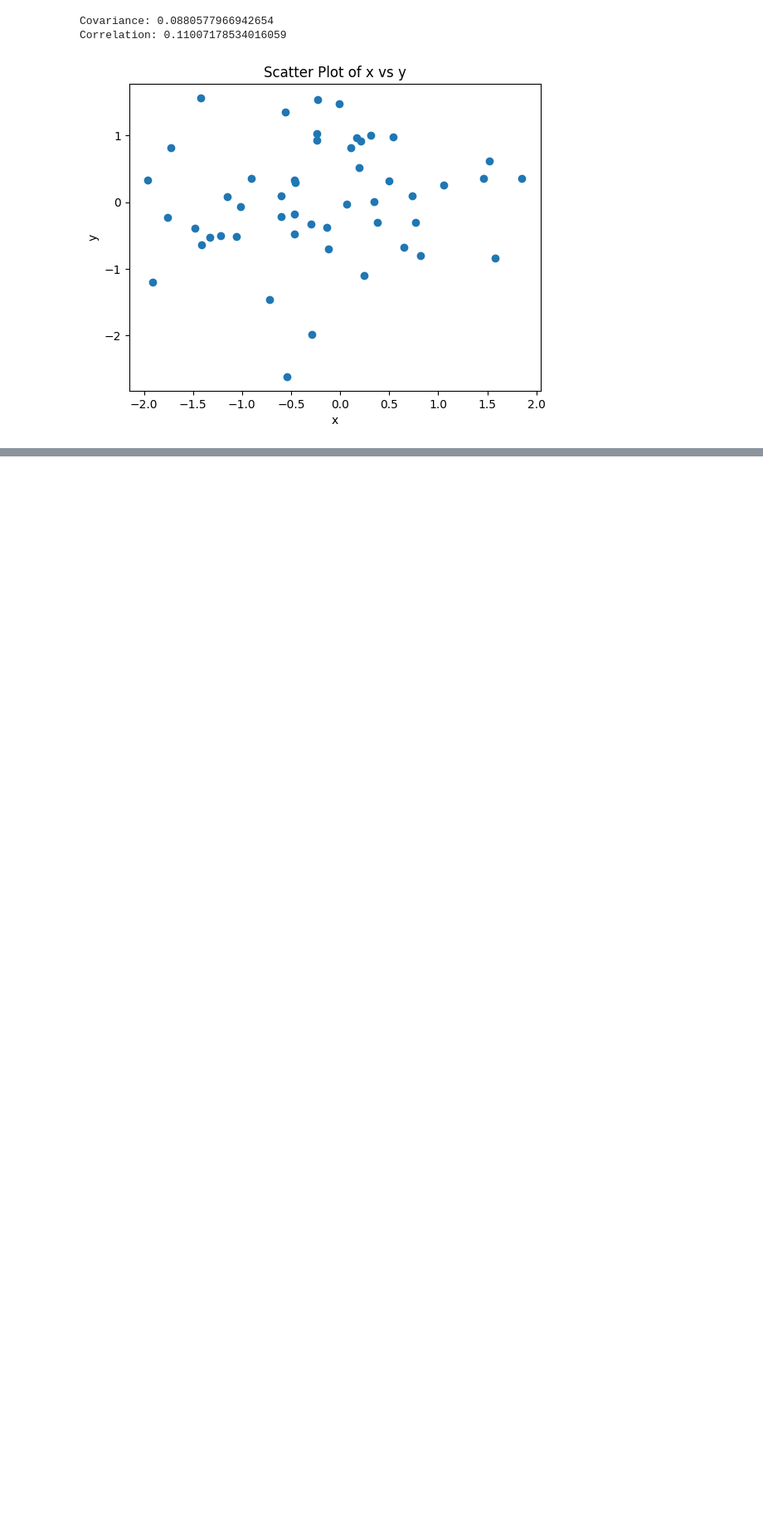
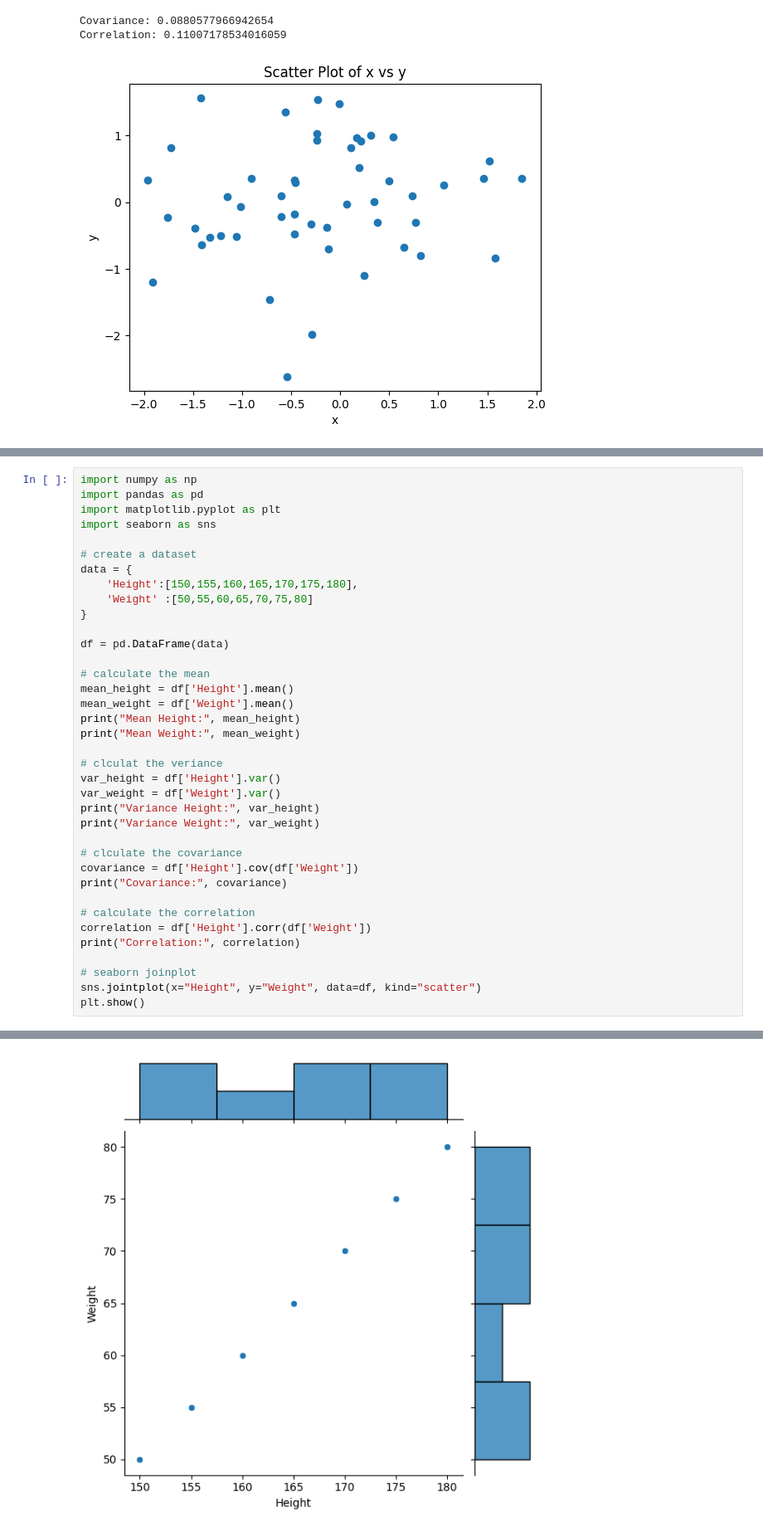
Before and after one commit to bikrambohara/DataScience_LAB, a Jupyter notebook: Lab6/qs4,5,6,7.ipynb, the cells around one changed output, grey strips where cells are left out. Shown at 83% size. Cells and saved outputs as stored; diff of their text form; blank space fills up the shorter version.

```diff
--- a/Lab6/qs4,5,6,7.ipynb
+++ b/Lab6/qs4,5,6,7.ipynb
@@ -68,0 +73,38 @@ Correlation: 0.11007178534016059
+# %%
+import numpy as np
+import pandas as pd
+import matplotlib.pyplot as plt
+import seaborn as sns
+
+# create a dataset
+data = {
+    'Height':[150,155,160,165,170,175,180],
+    'Weight' :[50,55,60,65,70,75,80]
+}
+
+df = pd.DataFrame(data)
+
+# calculate the mean
+mean_height = df['Height'].mean()
+mean_weight = df['Weight'].mean()
+print("Mean Height:", mean_height)
+print("Mean Weight:", mean_weight)
+
+# clculat the veriance
+var_height = df['Height'].var()
+var_weight = df['Weight'].var()
+print("Variance Height:", var_height)
+print("Variance Weight:", var_weight)
+
+# clculate the covariance
+covariance = df['Height'].cov(df['Weight'])
+print("Covariance:", covariance)
+
+# calculate the correlation
+correlation = df['Height'].corr(df['Weight'])
+print("Correlation:", correlation)
+
+# seaborn joinplot
+sns.jointplot(x="Height", y="Weight", data=df, kind="scatter")
+plt.show()
+# %% [output]
@@ -68,0 +117 @@ Correlation: 0.11007178534016059
+[figure, added]
```
Also changed, not shown: parts of 5 cells of this notebook, 2 other files.
